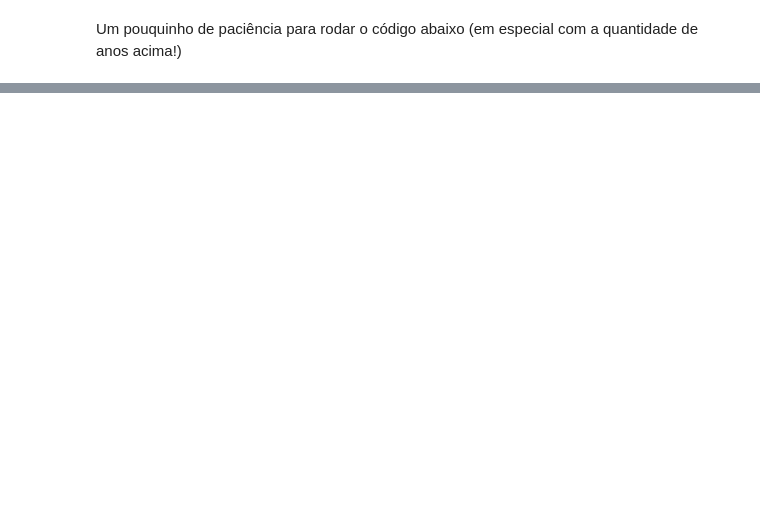
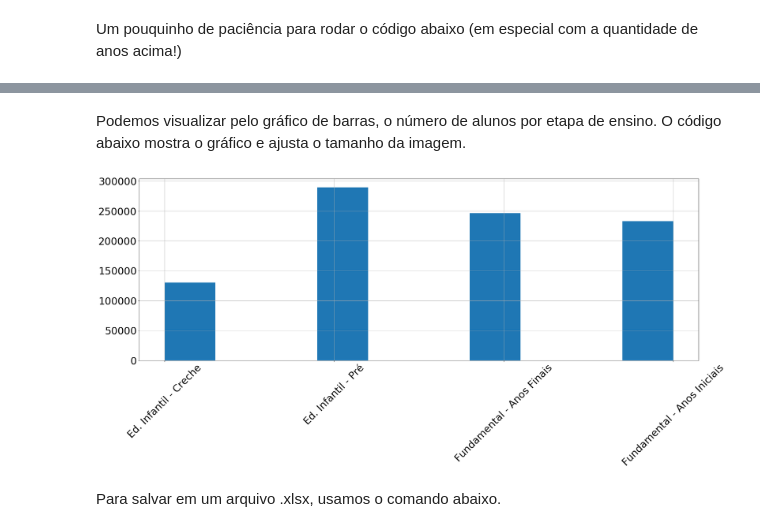
Before and after one commit to prefeiturasp/dados-educacao, a Jupyter notebook: Tutorial - Série Histórica - Totais/Serie_historica_Totais.ipynb, the cells around one changed output, grey strips where cells are left out. Drawn from its saved outputs; the diff is of its cells as text; code cells hidden in the pictures; blank space fills up the shorter version.

```diff
--- a/Tutorial - Série Histórica - Totais/Serie_historica_Totais.ipynb
+++ b/Tutorial - Série Histórica - Totais/Serie_historica_Totais.ipynb
@@ -56,5 +71,8 @@ df_filtrada.shape
 # %%
-df_filtrada['MODALIDADE_SEGMENTO'] = df_filtrada['MODALIDADE_SEGMENTO'].astype('category', ordered=True, categories=['CRECHE', 'PRE', 'Fund1', 'Fund2']).cat.rename_categories(['Ed. Infantil - Creche', 'Ed. Infantil - Pré', 'Fundamental - Anos Iniciais', 'Fundamental - Anos Finais'])
+df_filtrada['MODALIDADE_SEGMENTO'] = df_filtrada['MODALIDADE_SEGMENTO'].astype(CategoricalDtype(categories=['CRECHE', 'PRE', 'Fund1', 'Fund2']))
+
+
+df_filtrada['MODALIDADE_SEGMENTO'] = df_filtrada['MODALIDADE_SEGMENTO'].cat.rename_categories(['Ed. Infantil - Creche', 'Ed. Infantil - Pré', 'Fundamental - Anos Iniciais', 'Fundamental - Anos Finais'])
 # %% [output]
 A value is trying to be set on a copy of a slice from a DataFrame.
 Try using .loc[row_indexer,col_indexer] = value instead
@@ -82 +100,14 @@ totais
+# %% [markdown]
+Podemos visualizar pelo gráfico de barras, o número de alunos por etapa de ensino.
+O código abaixo mostra o gráfico e ajusta o tamanho da imagem.
+# %%
+plt.figure(figsize=(30,10))
+df_filtrada['MODALIDADE_SEGMENTO'].hist()
+plt.yticks(fontsize=30)
+plt.xticks(fontsize=30, rotation=45)
+plt.show()
+# %% [output]
+[figure, added]
+# %% [markdown]
+Para salvar em um arquivo .xlsx, usamos o comando abaixo.
 # %%
```
Also changed, not shown: parts of 16 cells of this notebook.
